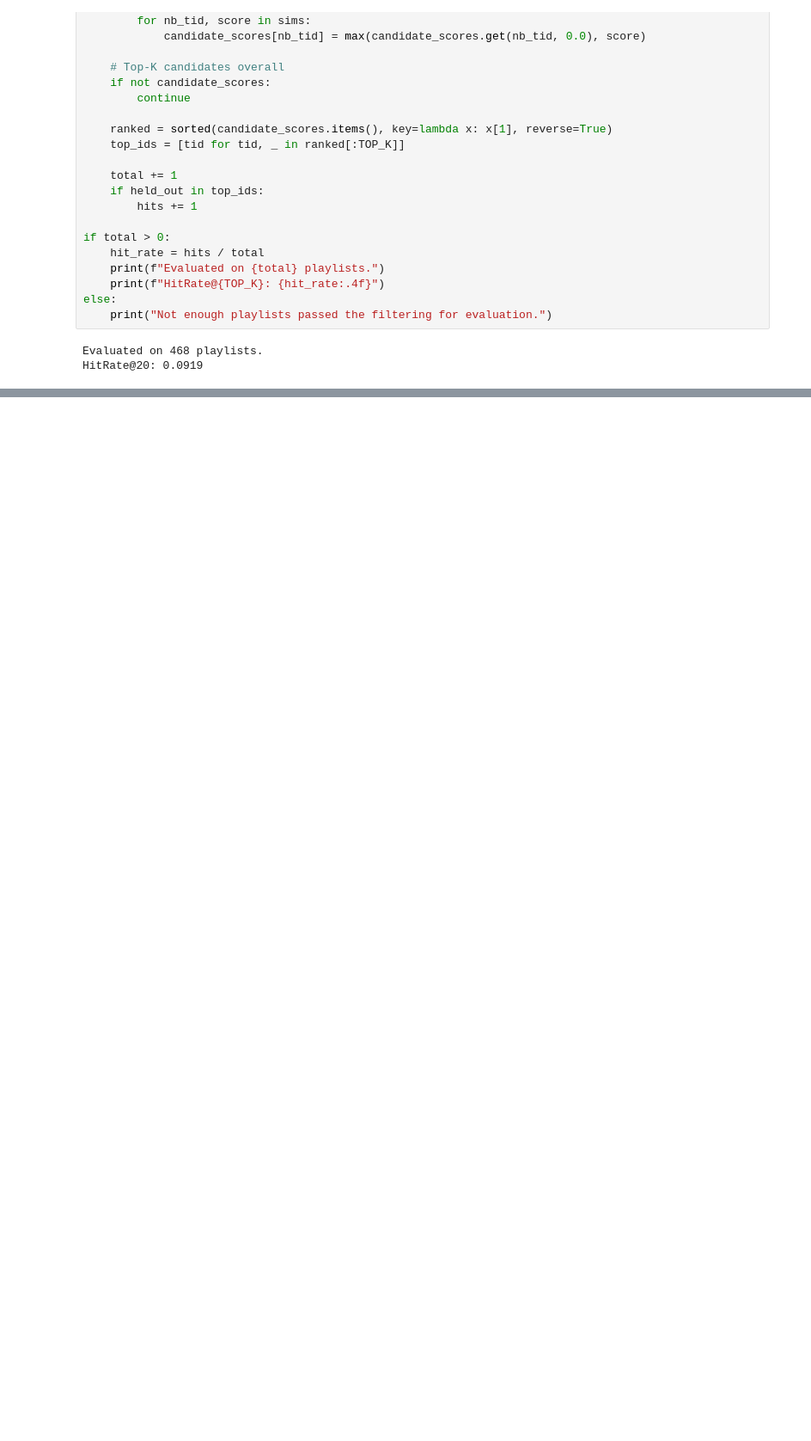
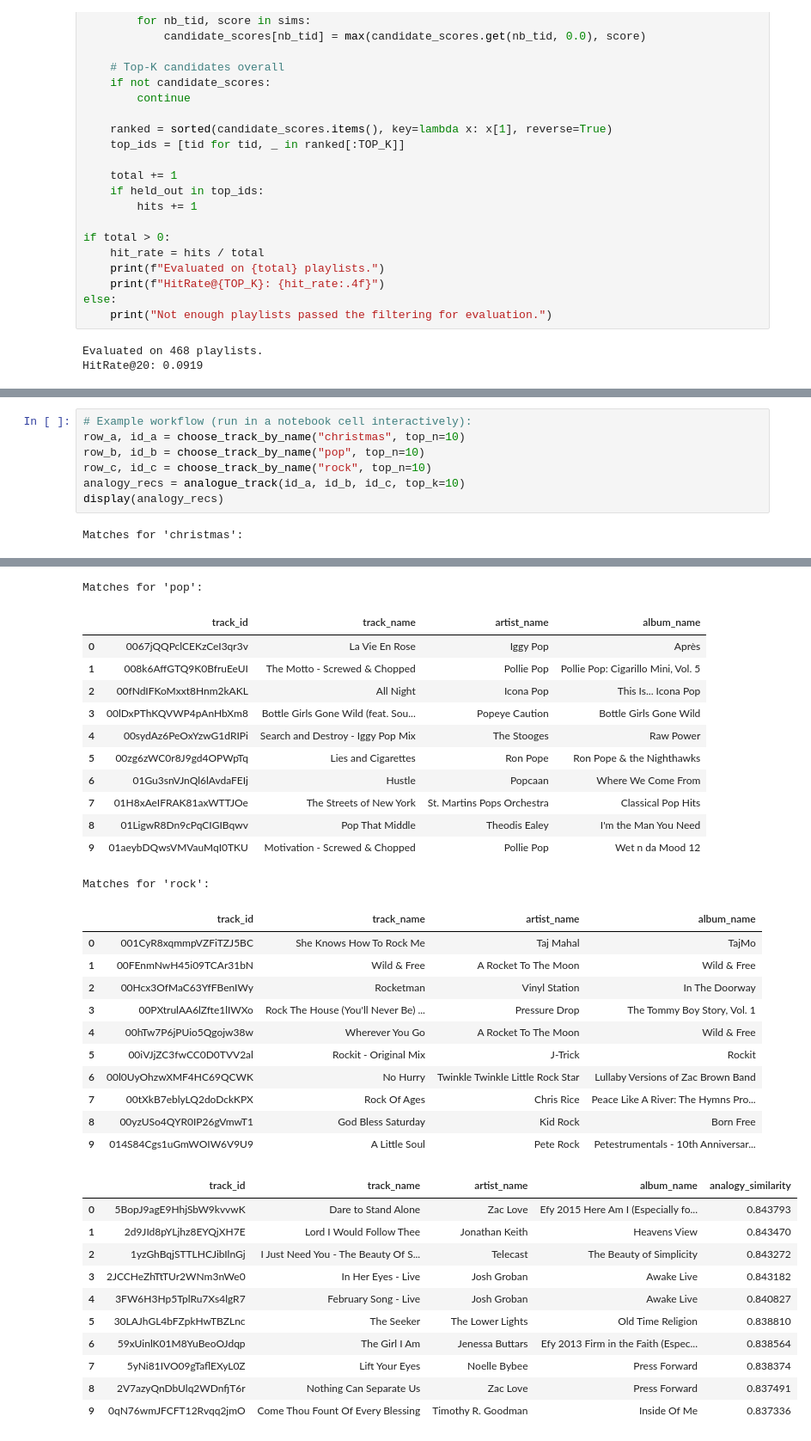
Before and after one commit to KieranSatheesan/Music_Recommender, a Jupyter notebook: notebooks/10_item2vec.ipynb, the cells around one changed output, grey strips where cells are left out. Shown at 86% size. Saved outputs shown, nothing was run; the diff lists cells and outputs as text; blank space fills up the shorter version.

```diff
--- a/notebooks/10_item2vec.ipynb
+++ b/notebooks/10_item2vec.ipynb
@@ -545,0 +832,9 @@ Chosen seed track:
+# %%
+# Example workflow (run in a notebook cell interactively):
+row_a, id_a = choose_track_by_name("christmas", top_n=10)
+row_b, id_b = choose_track_by_name("pop", top_n=10)
+row_c, id_c = choose_track_by_name("rock", top_n=10)
+analogy_recs = analogue_track(id_a, id_b, id_c, top_k=10)
+display(analogy_recs)
+# %% [output]
+Matches for 'christmas':
@@ -545,0 +852,35 @@ Chosen seed track:
+Matches for 'pop':
+|  | track_id | track_name | artist_name | album_name |
+| 0 | 0067jQQPclCEKzCeI3qr3v | La Vie En Rose | Iggy Pop | Après |
+| 1 | 008k6AffGTQ9K0BfruEeUI | The Motto - Screwed & Chopped | Pollie Pop | Pollie Pop: Cigarillo Mini, Vol. 5 |
+| 2 | 00fNdIFKoMxxt8Hnm2kAKL | All Night | Icona Pop | This Is... Icona Pop |
+| 3 | 00lDxPThKQVWP4pAnHbXm8 | Bottle Girls Gone Wild (feat. Sou... | Popeye Caution | Bottle Girls Gone Wild |
+| 4 | 00sydAz6PeOxYzwG1dRIPi | Search and Destroy - Iggy Pop Mix | The Stooges | Raw Power |
+| 5 | 00zg6zWC0r8J9gd4OPWpTq | Lies and Cigarettes | Ron Pope | Ron Pope & the Nighthawks |
+| 6 | 01Gu3snVJnQl6lAvdaFEIj | Hustle | Popcaan | Where We Come From |
+| 7 | 01H8xAeIFRAK81axWTTJOe | The Streets of New York | St. Martins Pops Orchestra | Classical Pop Hits |
+| 8 | 01LigwR8Dn9cPqCIGIBqwv | Pop That Middle | Theodis Ealey | I'm the Man You Need |
+| 9 | 01aeybDQwsVMVauMqI0TKU | Motivation - Screwed & Chopped | Pollie Pop | Wet n da Mood 12 |
+Matches for 'rock':
+|  | track_id | track_name | artist_name | album_name |
+| 0 | 001CyR8xqmmpVZFiTZJ5BC | She Knows How To Rock Me | Taj Mahal | TajMo |
+| 1 | 00FEnmNwH45i09TCAr31bN | Wild & Free | A Rocket To The Moon | Wild & Free |
+| 2 | 00Hcx3OfMaC63YfFBenIWy | Rocketman | Vinyl Station | In The Doorway |
+| 3 | 00PXtrulAA6lZfte1lIWXo | Rock The House (You'll Never Be) ... | Pressure Drop | The Tommy Boy Story, Vol. 1 |
+| 4 | 00hTw7P6jPUio5Qgojw38w | Wherever You Go | A Rocket To The Moon | Wild & Free |
+| 5 | 00iVJjZC3fwCC0D0TVV2al | Rockit - Original Mix | J-Trick | Rockit |
+| 6 | 00l0UyOhzwXMF4HC69QCWK | No Hurry | Twinkle Twinkle Little Rock Star | Lullaby Versions of Zac Brown Band |
+| 7 | 00tXkB7eblyLQ2doDckKPX | Rock Of Ages | Chris Rice | Peace Like A River: The Hymns Pro... |
+| 8 | 00yzUSo4QYR0IP26gVmwT1 | God Bless Saturday | Kid Rock | Born Free |
+| 9 | 014S84Cgs1uGmWOIW6V9U9 | A Little Soul | Pete Rock | Petestrumentals - 10th Anniversar... |
+|  | track_id | track_name | artist_name | album_name | analogy_similarity |
+| 0 | 5BopJ9agE9HhjSbW9kvvwK | Dare to Stand Alone | Zac Love | Efy 2015 Here Am I (Especially fo... | 0.843793 |
+| 1 | 2d9JId8pYLjhz8EYQjXH7E | Lord I Would Follow Thee | Jonathan Keith | Heavens View | 0.843470 |
+| 2 | 1yzGhBqjSTTLHCJibIlnGj | I Just Need You - The Beauty Of S... | Telecast | The Beauty of Simplicity | 0.843272 |
+| 3 | 2JCCHeZhTtTUr2WNm3nWe0 | In Her Eyes - Live | Josh Groban | Awake Live | 0.843182 |
+| 4 | 3FW6H3Hp5TplRu7Xs4lgR7 | February Song - Live | Josh Groban | Awake Live | 0.840827 |
+| 5 | 30LAJhGL4bFZpkHwTBZLnc | The Seeker | The Lower Lights | Old Time Religion | 0.838810 |
+| 6 | 59xUinlK01M8YuBeoOJdqp | The Girl I Am | Jenessa Buttars | Efy 2013 Firm in the Faith (Espec... | 0.838564 |
+| 7 | 5yNi81IVO09gTaflEXyL0Z | Lift Your Eyes | Noelle Bybee | Press Forward | 0.838374 |
+| 8 | 2V7azyQnDbUlq2WDnfjT6r | Nothing Can Separate Us | Zac Love | Press Forward | 0.837491 |
+| 9 | 0qN76wmJFCFT12Rvqq2jmO | Come Thou Fount Of Every Blessing | Timothy R. Goodman | Inside Of Me | 0.837336 |
```
Also changed, not shown: parts of 10 cells of this notebook.
